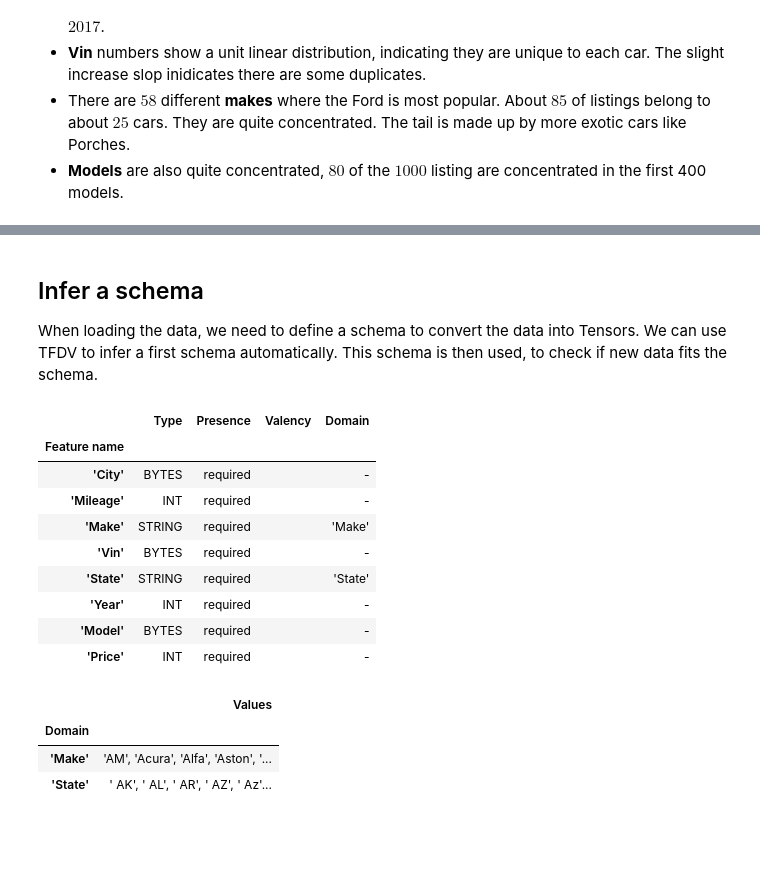
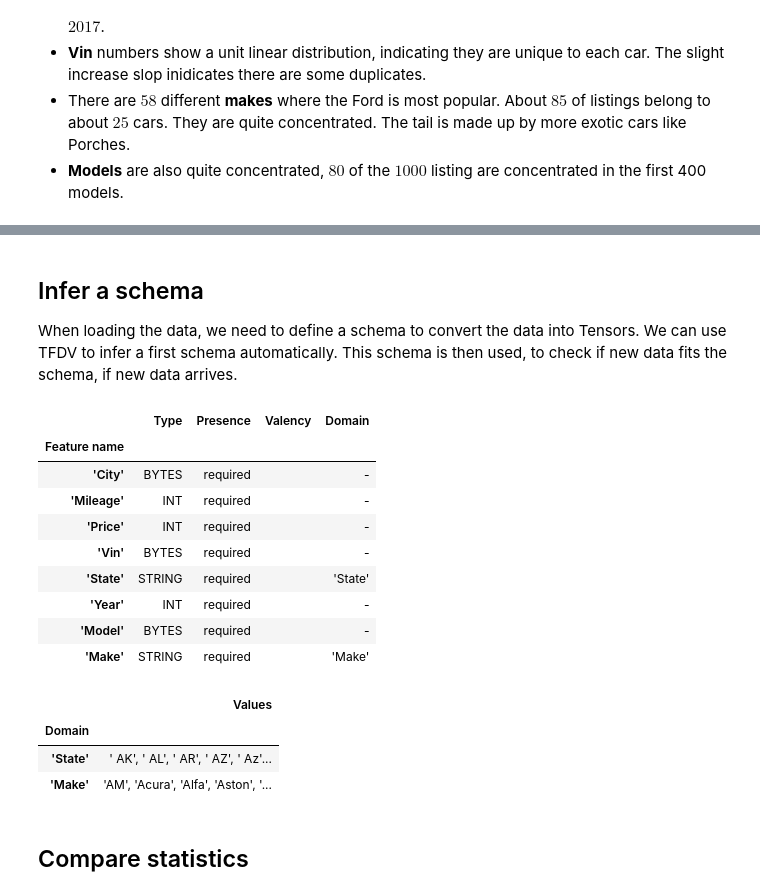
Before and after one commit to evanderknaap/tfvalidate, a Jupyter notebook: notebooks/Distribute.ipynb, the cells around one changed output, grey strips where cells are left out. Drawn from its saved outputs; the diff is of its cells as text; code cells hidden in the pictures; blank space fills up the shorter version.

```diff
--- a/notebooks/Distribute.ipynb
+++ b/notebooks/Distribute.ipynb
@@ -25,11 +25,15 @@ ROOT,_ = os.path.split(CWD) # on level up, the root directory of the project
 
 # Save path to raw in envron variables
 DATA_DIR = os.path.join(ROOT,'raw_data/')
-DATA_FILE_NAME = 'true_car_listings.csv'
-STATS_FILE_NAME = 'stats.tfrecord'
 
-DATA_PATH = os.path.join(DATA_DIR,DATA_FILE_NAME)
-STATS_PATH = os.path.join(DATA_DIR,STATS_FILE_NAME) # path to store statistics
+DATA_PATH = os.path.join(DATA_DIR,'true_car_listings.csv')
+CSV_HEADERS = 'Price,Year,Mileage,City,State,Vin,Make,Model'
+
+TRAIN_STATS_PATH = os.path.join(DATA_DIR,'train_stats.tfrecord') # path to store statistics
+EVAL_STATS_PATH = os.path.join(DATA_DIR,'eval_stats.tfrecord') # path to store statistics
+
+TRAIN_DATA_PATH = os.path.join(DATA_DIR,'train_data.csv')
+EVAL_DATA_PATH = os.path.join(DATA_DIR,'eval_data.csv')
 
 PROJECTID = None
 STAGING_BUCKET = None
@@ -141,31 +116,31 @@ We notice a few interesting things already
 - **Models** are also quite concentrated, $80%$ of the $1000$ listing are concentrated in the first 400 models.
 # %%
 # Load the statistics from file, so they won't have be re-run everytime
-stats_proto = tfdv.load_statistics(STATS_PATH)
+train_stats_proto = tfdv.load_statistics(TRAIN_STATS_PATH)
 
 # Visualize using facets
-tfdv.visualize_statistics(stats_proto)
+tfdv.visualize_statistics(train_stats_proto)
 # %% [output]
 [interactive output not drawn]
 # %% [markdown]
 ##  Infer a schema
 
-When loading the data, we need to define a schema to convert the data into Tensors. We can use TFDV to infer a first  schema automatically. This schema is then used, to check if new data fits the schema.
+When loading the data, we need to define a schema to convert the data into Tensors. We can use TFDV to infer a first  schema automatically. This schema is then used, to check if new data fits the schema, if new data arrives.
 # %%
-schema = tfdv.infer_schema(statistics=stats_proto)
-tfdv.display_schema(schema=schema)
+train_schema = tfdv.infer_schema(statistics=train_stats_proto)
+tfdv.display_schema(schema=train_schema)
 # %% [output]
 |  | Type | Presence | Valency | Domain |
 | Feature name |  |  |  |  |
 | 'City' | BYTES | required |  | - |
 | 'Mileage' | INT | required |  | - |
-| 'Make' | STRING | required |  | 'Make' |
+| 'Price' | INT | required |  | - |
 | 'Vin' | BYTES | required |  | - |
 | 'State' | STRING | required |  | 'State' |
 | 'Year' | INT | required |  | - |
 | 'Model' | BYTES | required |  | - |
-| 'Price' | INT | required |  | - |
+| 'Make' | STRING | required |  | 'Make' |
 |  | Values |
 | Domain |  |
+| 'State' | ' AK', ' AL', ' AR', ' AZ', ' Az'... |
 | 'Make' | 'AM', 'Acura', 'Alfa', 'Aston', '... |
-| 'State' | ' AK', ' AL', ' AR', ' AZ', ' Az'... |
@@ -173,0 +147,2 @@ tfdv.display_schema(schema=schema)
+# %% [markdown]
+## Compare statistics
```
Also changed, not shown: parts of 7 cells of this notebook, 8 other files.
